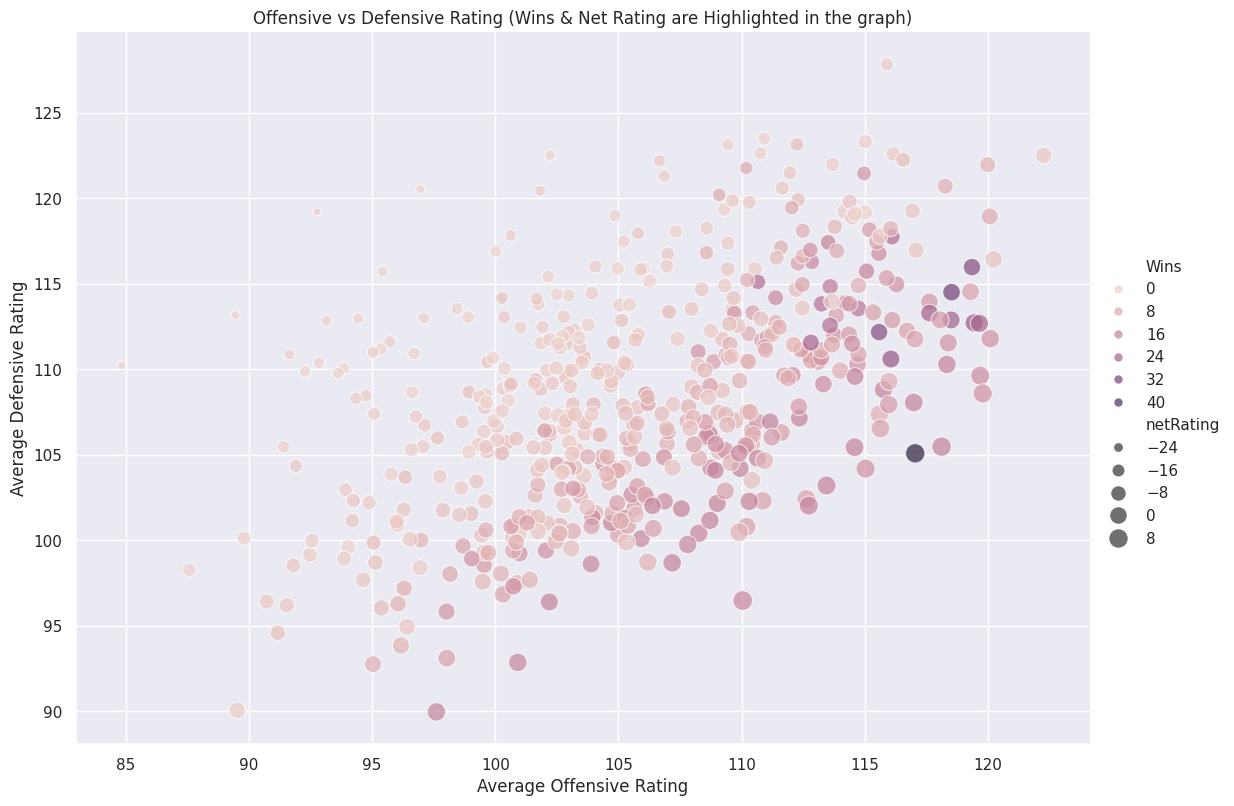
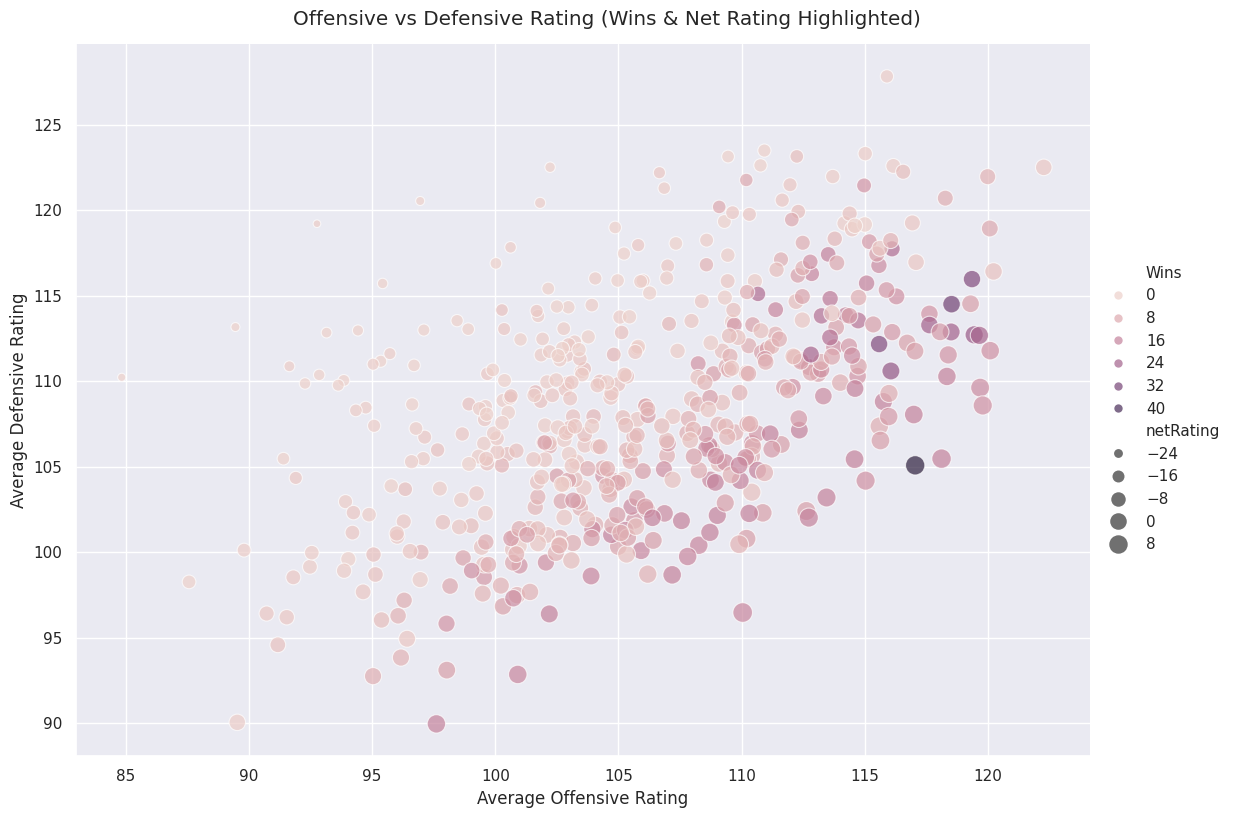
Unified diff of the notebook cell whose output changed from the first chart to the second:
--- before
+++ after
@@ -12,5 +12,5 @@
            netRating=('netRating', 'mean'))
 )
-sns.relplot(
+g = sns.relplot(
     data=df,
     x='offRating',
@@ -23,6 +23,5 @@
     aspect=1.4
 )
-plt.title('Offensive vs Defensive Rating (Wins & Net Rating are Highlighted in the graph)')
-plt.xlabel('Average Offensive Rating')
-plt.ylabel('Average Defensive Rating')
+g.fig.suptitle('Offensive vs Defensive Rating (Wins & Net Rating Highlighted)', y=1.02)
+g.set_axis_labels('Average Offensive Rating', 'Average Defensive Rating')
 plt.show()

Commit: Add files via upload